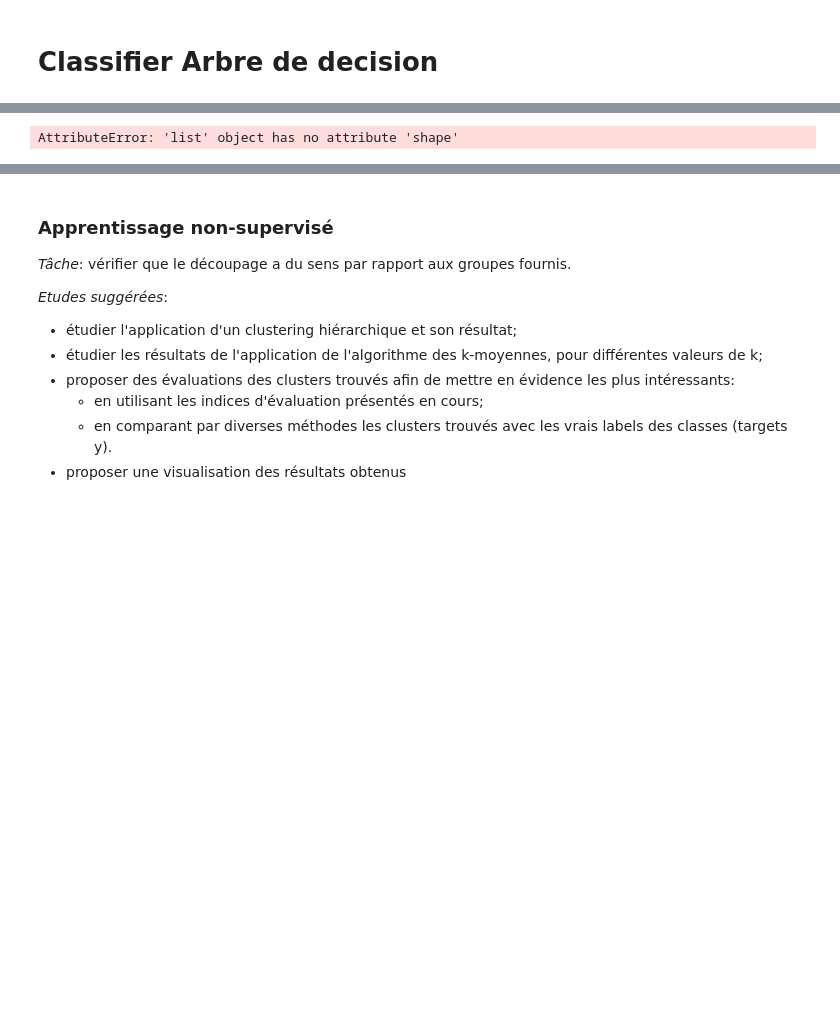
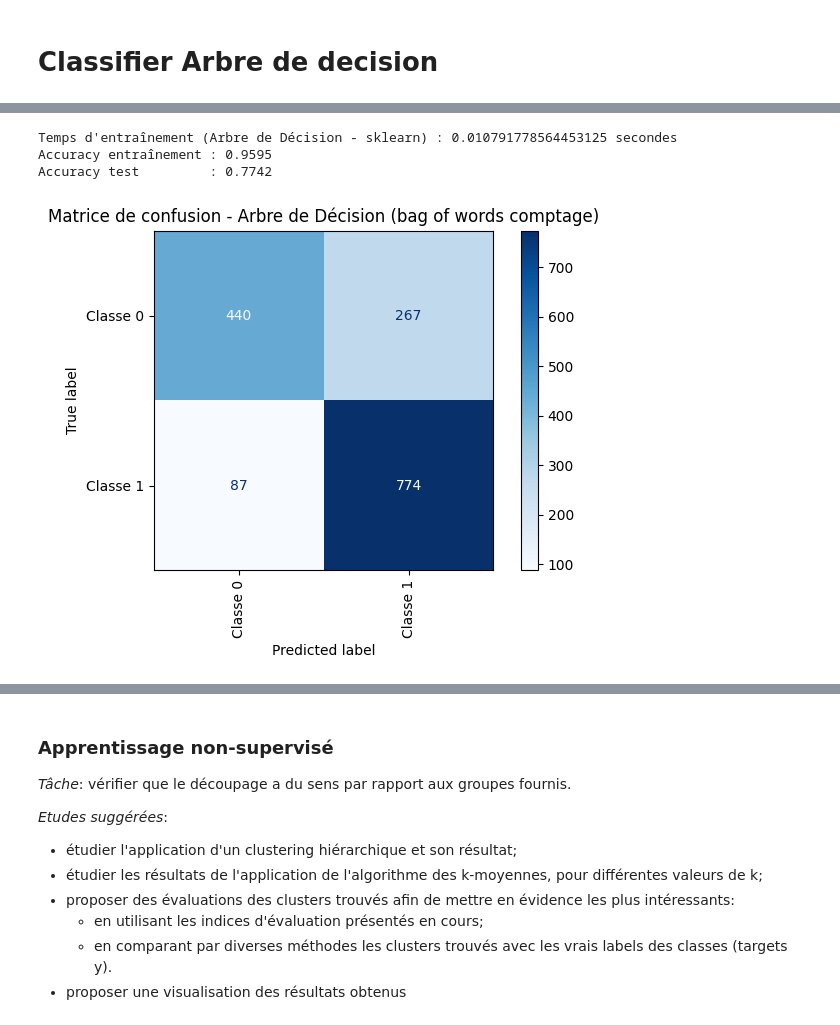
Before and after one commit to Antoine1903/Projets_Sorbonne_Universite, a Jupyter notebook: LU3IN026/miniprojet/projet-Zhang_Lecomte.ipynb, the cells around one changed output, grey strips where cells are left out. Drawn from its saved outputs; the diff is of its cells as text; code cells hidden in the pictures; blank space fills up the shorter version.

```diff
--- a/LU3IN026/miniprojet/projet-Zhang_Lecomte.ipynb
+++ b/LU3IN026/miniprojet/projet-Zhang_Lecomte.ipynb
@@ -3942,18 +3894,62 @@ KeyboardInterrupt:
-# %%
-import graphviz as gv
-
-# epsilon est le seuil de gain d'information (ex: 0.01) pour éviter le sur-apprentissage
-epsilon = 0.01
-
-# Construction et entraînement du modèle
-clf_tree = classif.ClassifierArbreDecision(input_dimension=X_train.shape[1], epsilon=epsilon)
-clf_tree.train(X_train, y_train)
-
-# Création du graphe de visualisation
-graphe_arbre_elections = gv.Digraph(format='png')
-clf_tree.draw(graphe_arbre_elections)
-
-# Affichage du graphe obtenu :
-graphe_arbre_elections
-# %% [output]
-AttributeError: 'list' object has no attribute 'shape'
+# %%
+# ---------------------------
+# Paramètres
+# ---------------------------
+classe1 = 0
+classe2 = 1
+
+# Réduction de la taille pour accélérer les tests
+df_binaire = df_train[df_train['target'].isin([classe1, classe2])].copy()
+df_test_bin = df_test[df_test['target'].isin([classe1, classe2])].copy()
+
+# Préparation des données
+df_binaire['target_bin'] = df_binaire['target']
+df_test_bin['target_bin'] = df_test_bin['target']
+
+y_train_bin = df_binaire['target_bin'].values
+y_test_bin = df_test_bin['target_bin'].values
+texts_tokenized_train = df_binaire["les_mots"].tolist()
+texts_tokenized_test = df_test_bin["les_mots"].tolist()
+
+# Vectorisation
+X_train_sparse, _ = bag_of_words_sparse_manual(texts_tokenized_train, index_mots, mode="count")
+X_test_sparse, _ = bag_of_words_sparse_manual(texts_tokenized_test, index_mots, mode="count")
+
+X_train = X_train_sparse.toarray()
+X_test = X_test_sparse.toarray()
+
+# ---------------------------
+# Utilisation de Scikit-learn pour l'arbre de décision
+# ---------------------------
+arbre_classifier = DecisionTreeClassifier(criterion="entropy", max_depth=20, random_state=0)
+
+# Entraînement
+start = time.time()
+arbre_classifier.fit(X_train, y_train_bin)
+end = time.time()
+print("Temps d'entraînement (Arbre de Décision - sklearn) :", end - start, "secondes")
+
+# Prédictions
+y_train_pred = arbre_classifier.predict(X_train)
+y_test_pred = arbre_classifier.predict(X_test)
+
+# Évaluation
+acc_train = accuracy_score(y_train_bin, y_train_pred)
+acc_test = accuracy_score(y_test_bin, y_test_pred)
+
+print(f"Accuracy entraînement : {acc_train:.4f}")
+print(f"Accuracy test         : {acc_test:.4f}")
+
+# Matrice de confusion
+cm = confusion_matrix(y_test_bin, y_test_pred, labels=[classe1, classe2])
+disp = ConfusionMatrixDisplay(confusion_matrix=cm, display_labels=[f"Classe {classe1}", f"Classe {classe2}"])
+disp.plot(cmap="Blues", xticks_rotation=90)
+plt.title("Matrice de confusion - Arbre de Décision (bag of words comptage)")
+plt.grid(False)
+plt.tight_layout()
+plt.show()
+# %% [output]
+Temps d'entraînement (Arbre de Décision - sklearn) : 0.010791778564453125 secondes
+Accuracy entraînement : 0.9595
+Accuracy test         : 0.7742
+[figure, added]
```
Also changed, not shown: parts of 22 cells of this notebook.
